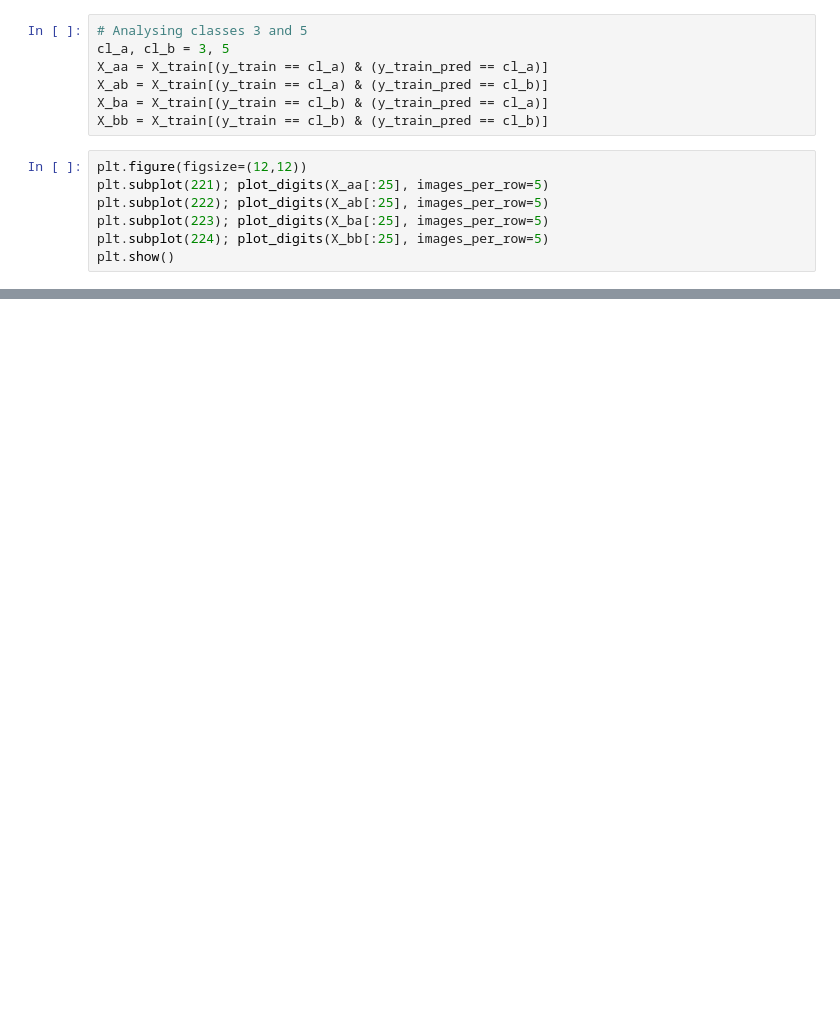
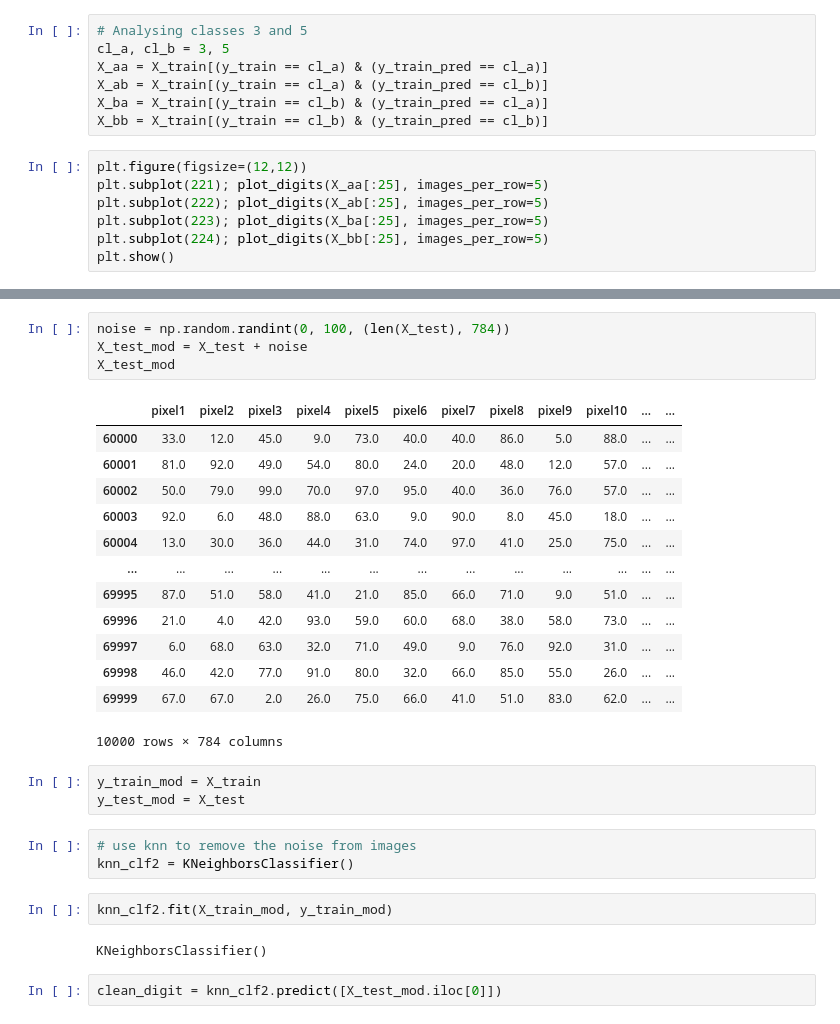
Before and after one commit to cpoles/data_science, a Jupyter notebook: machine_learning/hands_on_ml/mnist/MNIST.ipynb, the cells around one changed output, grey strips where cells are left out. Drawn from its saved outputs; the diff is of its cells as text; blank space fills up the shorter version.

```diff
--- a/machine_learning/hands_on_ml/mnist/MNIST.ipynb
+++ b/machine_learning/hands_on_ml/mnist/MNIST.ipynb
@@ -451,0 +505,30 @@ plt.show()
+# %%
+noise = np.random.randint(0, 100, (len(X_test), 784))
+X_test_mod = X_test + noise
+X_test_mod
+# %% [output]
+|  | pixel1 | pixel2 | pixel3 | pixel4 | pixel5 | pixel6 | pixel7 | pixel8 | pixel9 | pixel10 | ... | ... |
+| 60000 | 33.0 | 12.0 | 45.0 | 9.0 | 73.0 | 40.0 | 40.0 | 86.0 | 5.0 | 88.0 | ... | ... |
+| 60001 | 81.0 | 92.0 | 49.0 | 54.0 | 80.0 | 24.0 | 20.0 | 48.0 | 12.0 | 57.0 | ... | ... |
+| 60002 | 50.0 | 79.0 | 99.0 | 70.0 | 97.0 | 95.0 | 40.0 | 36.0 | 76.0 | 57.0 | ... | ... |
+| 60003 | 92.0 | 6.0 | 48.0 | 88.0 | 63.0 | 9.0 | 90.0 | 8.0 | 45.0 | 18.0 | ... | ... |
+| 60004 | 13.0 | 30.0 | 36.0 | 44.0 | 31.0 | 74.0 | 97.0 | 41.0 | 25.0 | 75.0 | ... | ... |
+| ... | ... | ... | ... | ... | ... | ... | ... | ... | ... | ... | ... | ... |
+| 69995 | 87.0 | 51.0 | 58.0 | 41.0 | 21.0 | 85.0 | 66.0 | 71.0 | 9.0 | 51.0 | ... | ... |
+| 69996 | 21.0 | 4.0 | 42.0 | 93.0 | 59.0 | 60.0 | 68.0 | 38.0 | 58.0 | 73.0 | ... | ... |
+| 69997 | 6.0 | 68.0 | 63.0 | 32.0 | 71.0 | 49.0 | 9.0 | 76.0 | 92.0 | 31.0 | ... | ... |
+| 69998 | 46.0 | 42.0 | 77.0 | 91.0 | 80.0 | 32.0 | 66.0 | 85.0 | 55.0 | 26.0 | ... | ... |
+| 69999 | 67.0 | 67.0 | 2.0 | 26.0 | 75.0 | 66.0 | 41.0 | 51.0 | 83.0 | 62.0 | ... | ... |
+10000 rows × 784 columns
+# %%
+y_train_mod = X_train
+y_test_mod = X_test
+# %%
+# use knn to remove the noise from images
+knn_clf2 = KNeighborsClassifier()
+# %%
+knn_clf2.fit(X_train_mod, y_train_mod)
+# %% [output]
+KNeighborsClassifier()
+# %%
+clean_digit = knn_clf2.predict([X_test_mod.iloc[0]])
```
Also changed, not shown: parts of 21 cells of this notebook.
